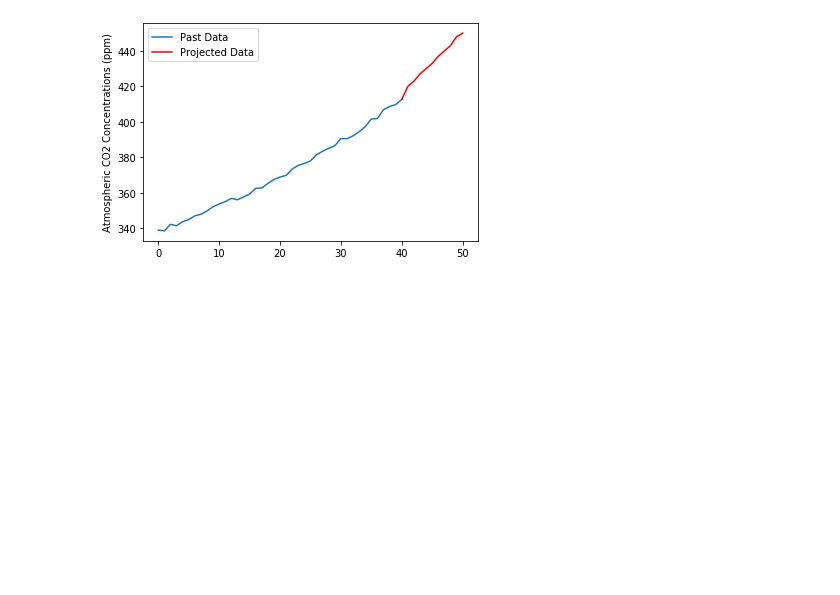
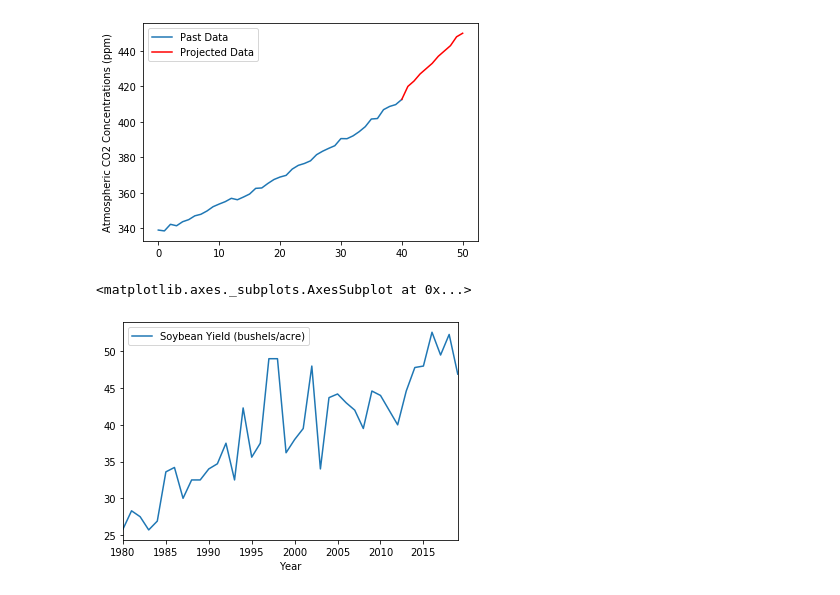
Before and after one commit to laniepreston/CapstoneCode, a Jupyter notebook: regression_models.ipynb, the cells around one changed output. Drawn from its saved outputs; the diff is of its cells as text; code cells hidden in the pictures; blank space fills up the shorter version.

Commit message:
added soybean yields

```diff
--- a/regression_models.ipynb
+++ b/regression_models.ipynb
@@ -20,0 +19,9 @@ Text(0, 0.5, 'Atmospheric CO2 Concentrations (ppm)')
+# %%
+#data on soybean yields
+soy_yield = pd.read_excel("annual_midwest_soybean_yield.xlsx")
+
+
+soy_yield.plot(x ='Year', y='Soybean Yield (bushels/acre)', kind = 'line')
+# %% [output]
+<matplotlib.axes._subplots.AxesSubplot at 0x...>
+[figure, added]
```
Also changed, not shown: parts of 1 cell of this notebook, 1 other file.
